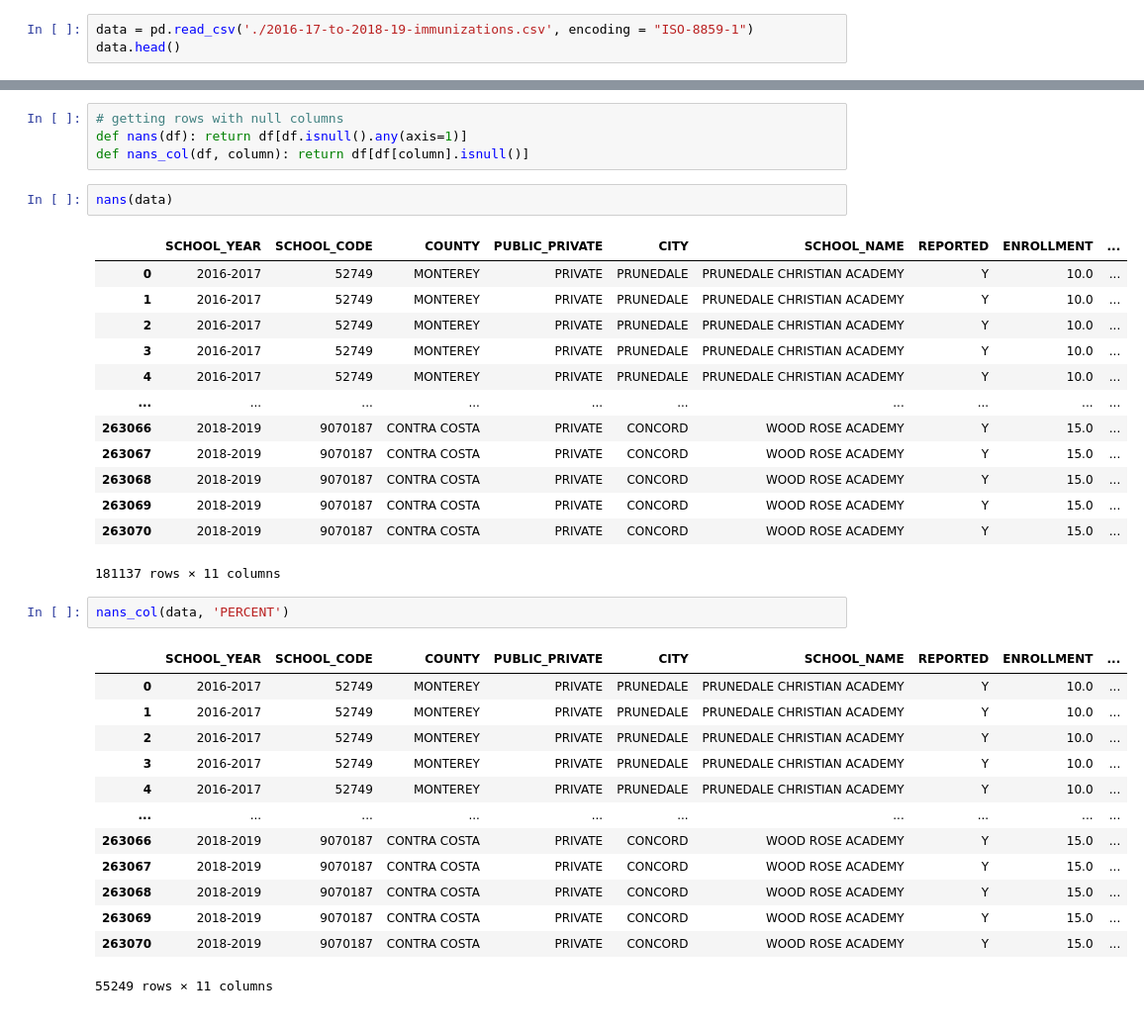
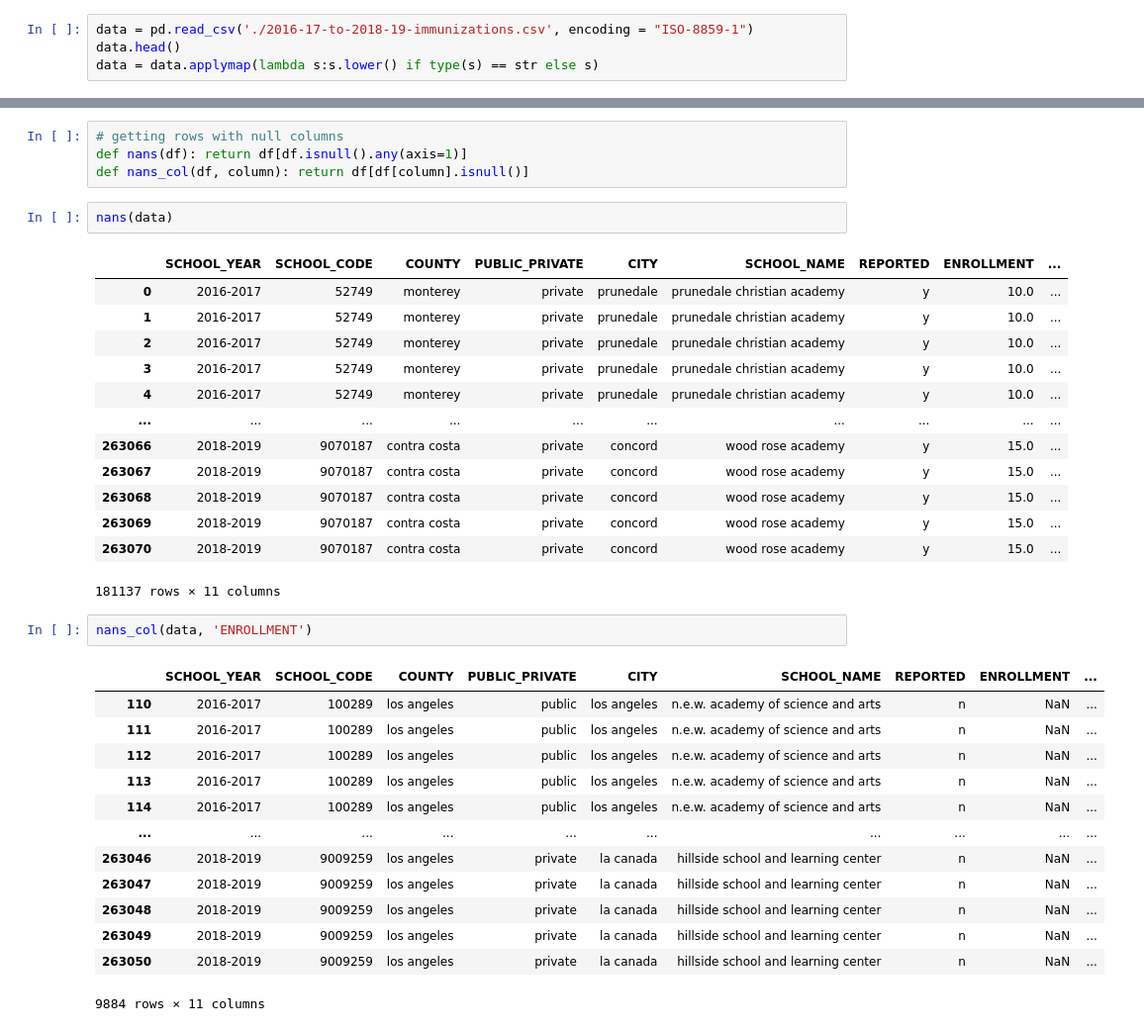
Before and after one commit to adilinam/school_immunisation_datamining, a Jupyter notebook: project-cd.ipynb, the cells around one changed output, grey strips where cells are left out. Shown at 99% size. Drawn from its saved outputs; the diff is of its cells as text.

Commit message:
data cleansing done

```diff
--- a/project-cd.ipynb
+++ b/project-cd.ipynb
@@ -6,3 +5,4 @@ import seaborn as sns
 # %%
 data = pd.read_csv('./2016-17-to-2018-19-immunizations.csv', encoding = "ISO-8859-1")
 data.head()
+data = data.applymap(lambda s:s.lower() if type(s) == str else s)
@@ -206,31 +197,31 @@ def nans_col(df, column): return df[df[column].isnull()]
 nans(data)
 # %% [output]
 |  | SCHOOL_YEAR | SCHOOL_CODE | COUNTY | PUBLIC_PRIVATE | CITY | SCHOOL_NAME | REPORTED | ENROLLMENT | ... |
-| 0 | 2016-2017 | 52749 | MONTEREY | PRIVATE | PRUNEDALE | PRUNEDALE CHRISTIAN ACADEMY | Y | 10.0 | ... |
-| 1 | 2016-2017 | 52749 | MONTEREY | PRIVATE | PRUNEDALE | PRUNEDALE CHRISTIAN ACADEMY | Y | 10.0 | ... |
-| 2 | 2016-2017 | 52749 | MONTEREY | PRIVATE | PRUNEDALE | PRUNEDALE CHRISTIAN ACADEMY | Y | 10.0 | ... |
-| 3 | 2016-2017 | 52749 | MONTEREY | PRIVATE | PRUNEDALE | PRUNEDALE CHRISTIAN ACADEMY | Y | 10.0 | ... |
-| 4 | 2016-2017 | 52749 | MONTEREY | PRIVATE | PRUNEDALE | PRUNEDALE CHRISTIAN ACADEMY | Y | 10.0 | ... |
+| 0 | 2016-2017 | 52749 | monterey | private | prunedale | prunedale christian academy | y | 10.0 | ... |
+| 1 | 2016-2017 | 52749 | monterey | private | prunedale | prunedale christian academy | y | 10.0 | ... |
+| 2 | 2016-2017 | 52749 | monterey | private | prunedale | prunedale christian academy | y | 10.0 | ... |
+| 3 | 2016-2017 | 52749 | monterey | private | prunedale | prunedale christian academy | y | 10.0 | ... |
+| 4 | 2016-2017 | 52749 | monterey | private | prunedale | prunedale christian academy | y | 10.0 | ... |
 | ... | ... | ... | ... | ... | ... | ... | ... | ... | ... |
-| 263066 | 2018-2019 | 9070187 | CONTRA COSTA | PRIVATE | CONCORD | WOOD ROSE ACADEMY | Y | 15.0 | ... |
-| 263067 | 2018-2019 | 9070187 | CONTRA COSTA | PRIVATE | CONCORD | WOOD ROSE ACADEMY | Y | 15.0 | ... |
-| 263068 | 2018-2019 | 9070187 | CONTRA COSTA | PRIVATE | CONCORD | WOOD ROSE ACADEMY | Y | 15.0 | ... |
-| 263069 | 2018-2019 | 9070187 | CONTRA COSTA | PRIVATE | CONCORD | WOOD ROSE ACADEMY | Y | 15.0 | ... |
-| 263070 | 2018-2019 | 9070187 | CONTRA COSTA | PRIVATE | CONCORD | WOOD ROSE ACADEMY | Y | 15.0 | ... |
+| 263066 | 2018-2019 | 9070187 | contra costa | private | concord | wood rose academy | y | 15.0 | ... |
+| 263067 | 2018-2019 | 9070187 | contra costa | private | concord | wood rose academy | y | 15.0 | ... |
+| 263068 | 2018-2019 | 9070187 | contra costa | private | concord | wood rose academy | y | 15.0 | ... |
+| 263069 | 2018-2019 | 9070187 | contra costa | private | concord | wood rose academy | y | 15.0 | ... |
+| 263070 | 2018-2019 | 9070187 | contra costa | private | concord | wood rose academy | y | 15.0 | ... |
 181137 rows × 11 columns
 # %%
-nans_col(data, 'PERCENT')
+nans_col(data, 'ENROLLMENT')
 # %% [output]
 |  | SCHOOL_YEAR | SCHOOL_CODE | COUNTY | PUBLIC_PRIVATE | CITY | SCHOOL_NAME | REPORTED | ENROLLMENT | ... |
-| 0 | 2016-2017 | 52749 | MONTEREY | PRIVATE | PRUNEDALE | PRUNEDALE CHRISTIAN ACADEMY | Y | 10.0 | ... |
-| 1 | 2016-2017 | 52749 | MONTEREY | PRIVATE | PRUNEDALE | PRUNEDALE CHRISTIAN ACADEMY | Y | 10.0 | ... |
-| 2 | 2016-2017 | 52749 | MONTEREY | PRIVATE | PRUNEDALE | PRUNEDALE CHRISTIAN ACADEMY | Y | 10.0 | ... |
-| 3 | 2016-2017 | 52749 | MONTEREY | PRIVATE | PRUNEDALE | PRUNEDALE CHRISTIAN ACADEMY | Y | 10.0 | ... |
-| 4 | 2016-2017 | 52749 | MONTEREY | PRIVATE | PRUNEDALE | PRUNEDALE CHRISTIAN ACADEMY | Y | 10.0 | ... |
+| 110 | 2016-2017 | 100289 | los angeles | public | los angeles | n.e.w. academy of science and arts | n | NaN | ... |
+| 111 | 2016-2017 | 100289 | los angeles | public | los angeles | n.e.w. academy of science and arts | n | NaN | ... |
+| 112 | 2016-2017 | 100289 | los angeles | public | los angeles | n.e.w. academy of science and arts | n | NaN | ... |
+| 113 | 2016-2017 | 100289 | los angeles | public | los angeles | n.e.w. academy of science and arts | n | NaN | ... |
+| 114 | 2016-2017 | 100289 | los angeles | public | los angeles | n.e.w. academy of science and arts | n | NaN | ... |
 | ... | ... | ... | ... | ... | ... | ... | ... | ... | ... |
-| 263066 | 2018-2019 | 9070187 | CONTRA COSTA | PRIVATE | CONCORD | WOOD ROSE ACADEMY | Y | 15.0 | ... |
-| 263067 | 2018-2019 | 9070187 | CONTRA COSTA | PRIVATE | CONCORD | WOOD ROSE ACADEMY | Y | 15.0 | ... |
-| 263068 | 2018-2019 | 9070187 | CONTRA COSTA | PRIVATE | CONCORD | WOOD ROSE ACADEMY | Y | 15.0 | ... |
-| 263069 | 2018-2019 | 9070187 | CONTRA COSTA | PRIVATE | CONCORD | WOOD ROSE ACADEMY | Y | 15.0 | ... |
-| 263070 | 2018-2019 | 9070187 | CONTRA COSTA | PRIVATE | CONCORD | WOOD ROSE ACADEMY | Y | 15.0 | ... |
+| 263046 | 2018-2019 | 9009259 | los angeles | private | la canada | hillside school and learning center | n | NaN | ... |
+| 263047 | 2018-2019 | 9009259 | los angeles | private | la canada | hillside school and learning center | n | NaN | ... |
+| 263048 | 2018-2019 | 9009259 | los angeles | private | la canada | hillside school and learning center | n | NaN | ... |
+| 263049 | 2018-2019 | 9009259 | los angeles | private | la canada | hillside school and learning center | n | NaN | ... |
+| 263050 | 2018-2019 | 9009259 | los angeles | private | la canada | hillside school and learning center | n | NaN | ... |
-55249 rows × 11 columns
+9884 rows × 11 columns
```
Also changed, not shown: parts of 28 cells of this notebook.
